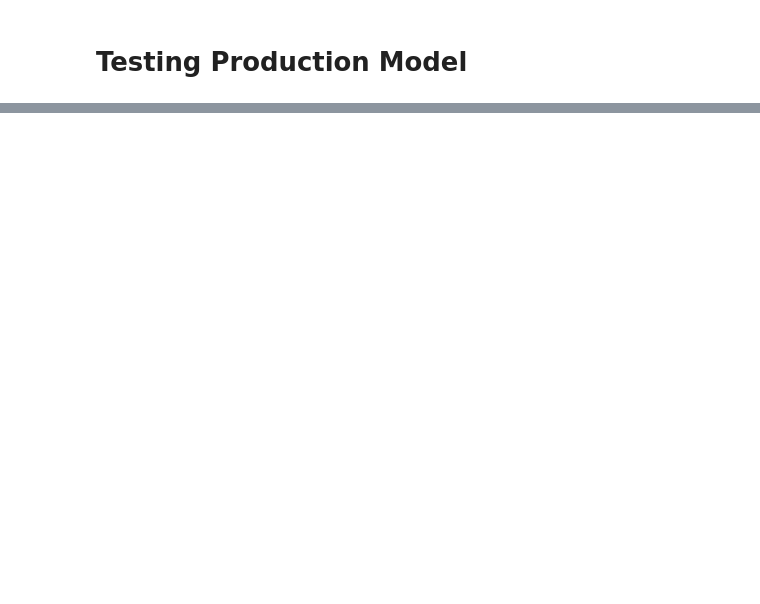
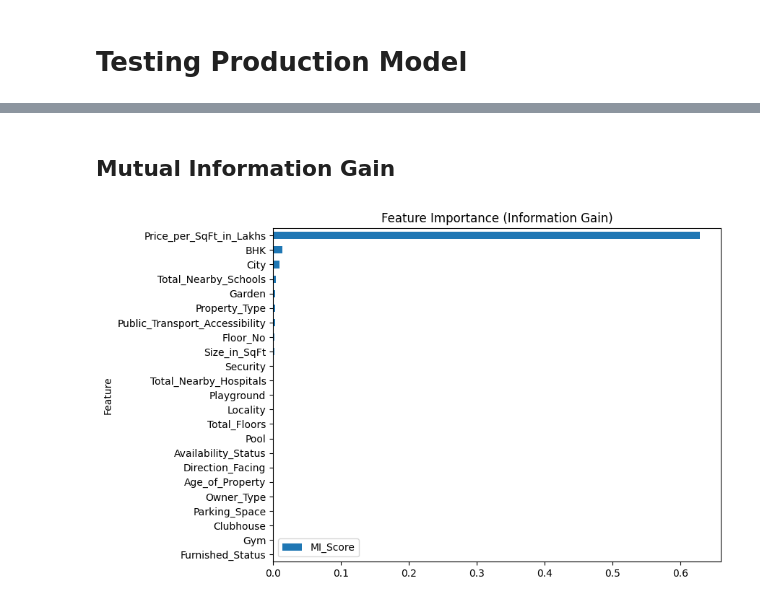
Before and after one commit to JS-Tharun/Real-Estate-Investment-Advisor, a Jupyter notebook: price_prediction.ipynb, the cells around one changed output, grey strips where cells are left out. Drawn from its saved outputs; the diff is of its cells as text; code cells hidden in the pictures; blank space fills up the shorter version.

Commit message:
Fixed streamlit UI, added feature confidence score

```diff
--- a/price_prediction.ipynb
+++ b/price_prediction.ipynb
@@ -830,0 +950,33 @@ y_pred
+# %% [markdown]
+## Mutual Information Gain
+# %%
+X_encoded = X.copy()
+
+for col in X_encoded.select_dtypes(include=['object']).columns:
+    le = LabelEncoder()
+    X_encoded[col] = le.fit_transform(X_encoded[col])
+
+mi_scores = mutual_info_regression(X_encoded, y)
+
+mi_df = pd.DataFrame({
+    'Feature': X_encoded.columns,
+    'MI_Score': mi_scores
+})
+
+mi_df = mi_df.sort_values(by='MI_Score', ascending=False)
+# %%
+feature_score = mi_df.set_index('Feature')['MI_Score'].rank(ascending=False, method='min').to_dict()
+feature_score
+# %%
+# Visualization
+mi_df.sort_values(by='MI_Score').plot(
+    x='Feature',
+    y='MI_Score',
+    kind='barh',
+    figsize=(8,6)
+)
+
+plt.title("Feature Importance (Information Gain)")
+plt.show()
+# %% [output]
+[figure, added]
```
Also changed, not shown: parts of 10 cells of this notebook, 1 other file.
